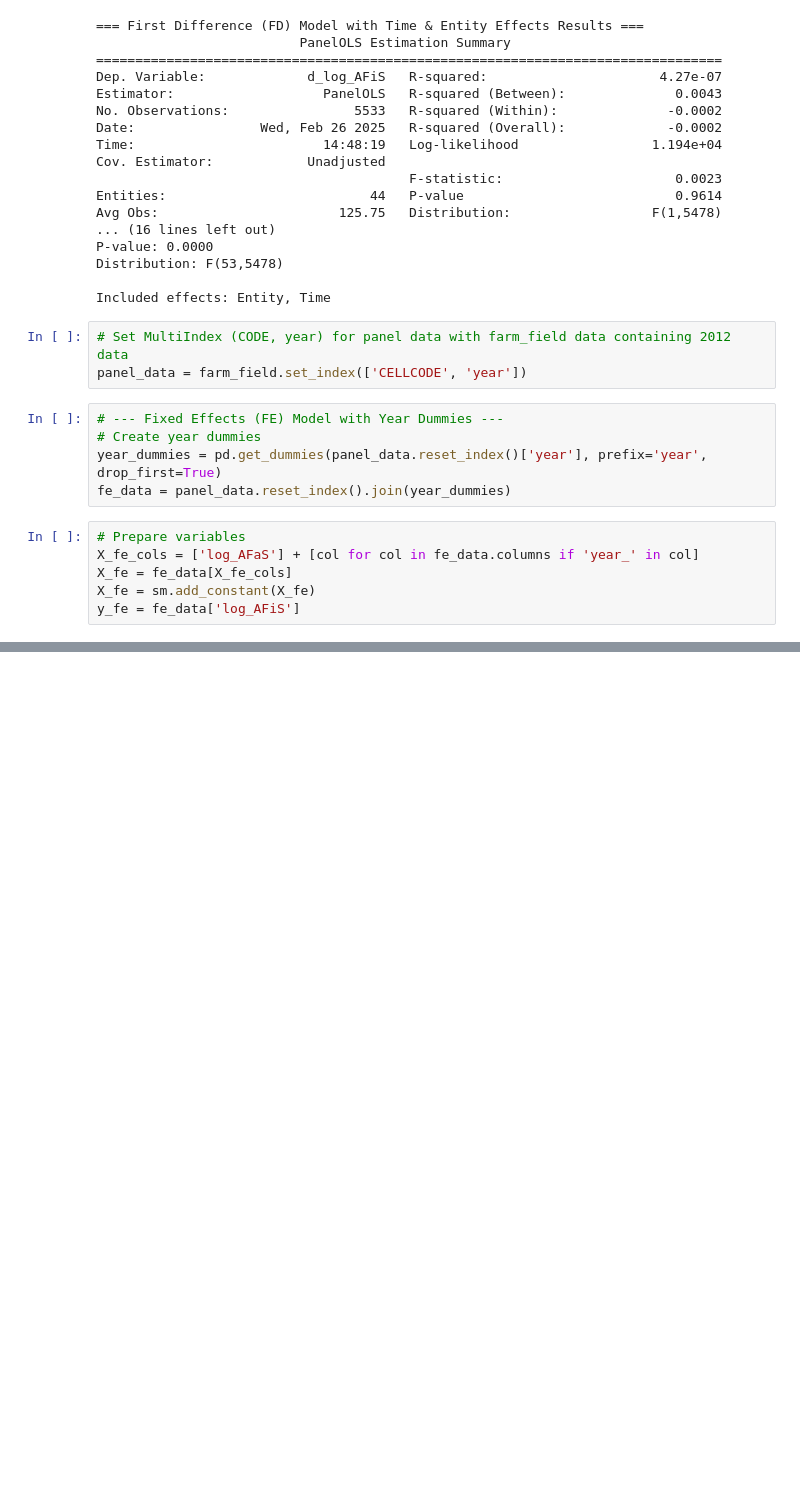
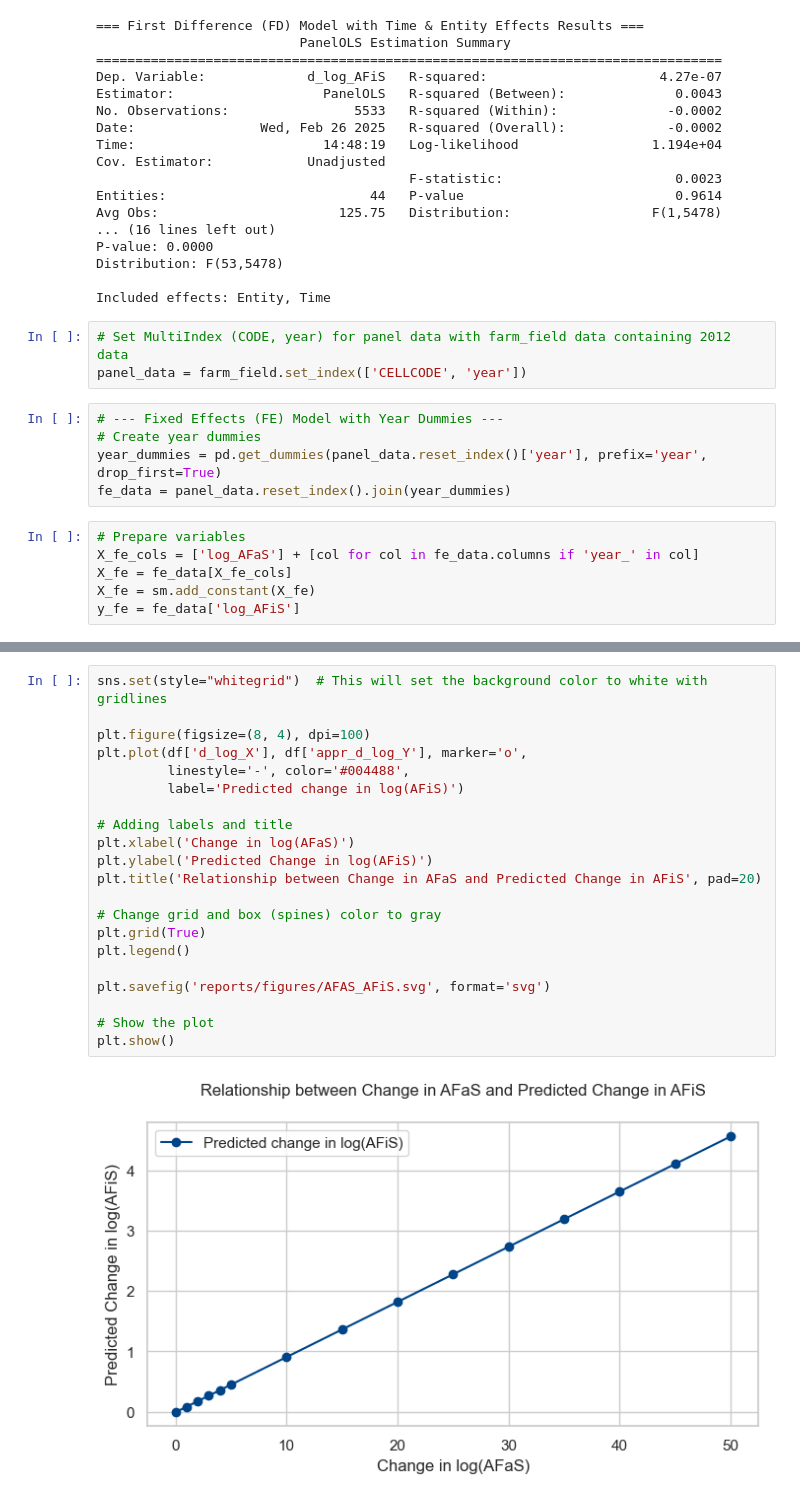
Before and after one commit to DamiAladesuru/Lab, a Jupyter notebook: Niedersachsen/src/analysis/farmfield/1stdifflog.ipynb, the cells around one changed output, grey strips where cells are left out. Drawn from its saved outputs; the diff is of its cells as text; blank space fills up the shorter version.

```diff
--- a/Niedersachsen/src/analysis/farmfield/1stdifflog.ipynb
+++ b/Niedersachsen/src/analysis/farmfield/1stdifflog.ipynb
@@ -811,0 +898,23 @@ Fixed Time and Entity Effect Elasticity (b1): 0.6260
+# %%
+sns.set(style="whitegrid")  # This will set the background color to white with gridlines
+
+plt.figure(figsize=(8, 4), dpi=100)
+plt.plot(df['d_log_X'], df['appr_d_log_Y'], marker='o',
+         linestyle='-', color='#004488',
+         label='Predicted change in log(AFiS)')
+
+# Adding labels and title
+plt.xlabel('Change in log(AFaS)')
+plt.ylabel('Predicted Change in log(AFiS)')
+plt.title('Relationship between Change in AFaS and Predicted Change in AFiS', pad=20)
+
+# Change grid and box (spines) color to gray
+plt.grid(True)
+plt.legend()
+
+plt.savefig('reports/figures/AFAS_AFiS.svg', format='svg')
+
+# Show the plot
+plt.show()
+# %% [output]
+[figure, added]
```
Also changed, not shown: parts of 24 cells of this notebook, 1 other file.
